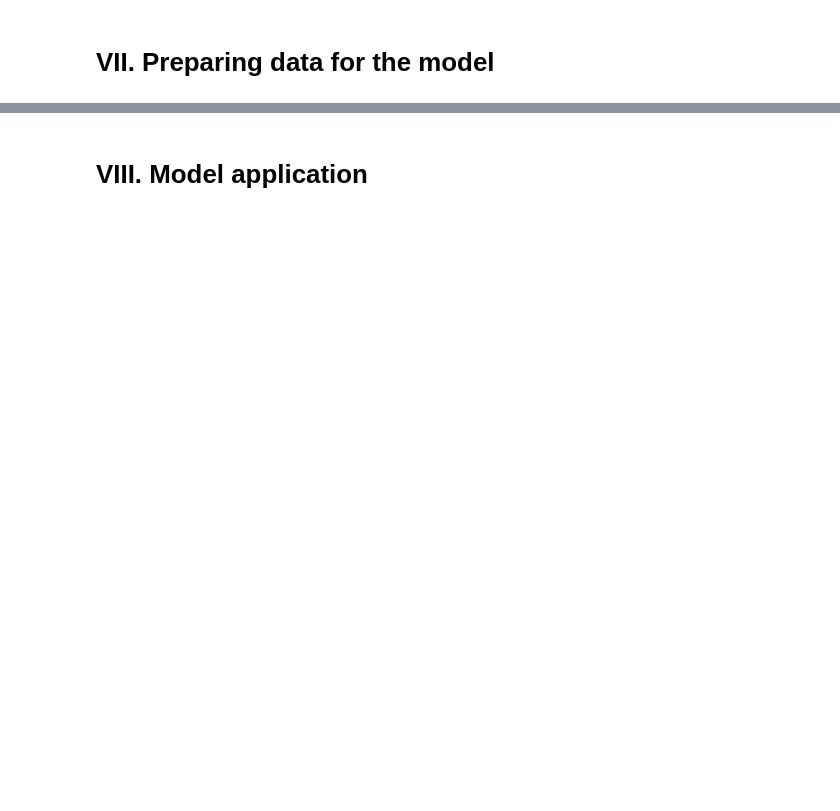
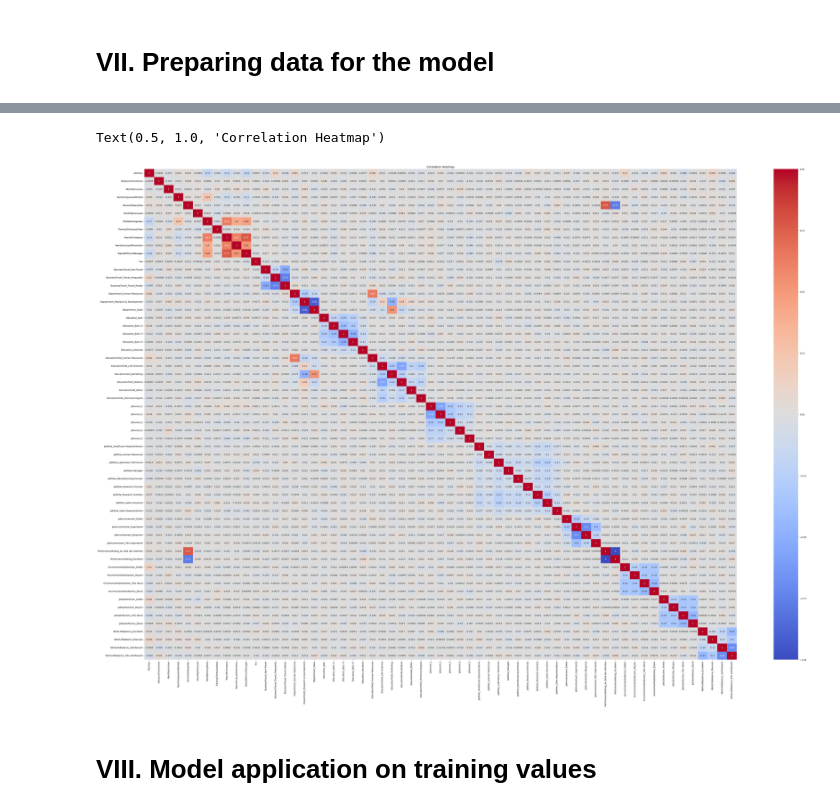
Before and after one commit to CESI-de-Rouen/Human4U, a Jupyter notebook: Data_processing.ipynb, the cells around one changed output, grey strips where cells are left out. Drawn from its saved outputs; the diff is of its cells as text; code cells hidden in the pictures; blank space fills up the shorter version.

```diff
--- a/Data_processing.ipynb
+++ b/Data_processing.ipynb
@@ -133,2 +211,10 @@ global_data_dummy.head()
+# %%
+# Correlation matrix
+plt.figure(figsize=(60, 40))
+sns.heatmap(global_data_dummy.corr(), annot=True, cmap='coolwarm')
+plt.title('Correlation Heatmap')
+# %% [output]
+Text(0.5, 1.0, 'Correlation Heatmap')
+[figure, added]
 # %%
 # Split train data with test data
@@ -139,2 +225,2 @@ X_train, X_test, y_train, y_test = train_test_split(X, y, test_size=0.2, random_
 # %% [markdown]
-# VIII. Model application
+# VIII. Model application on training values
```
Also changed, not shown: parts of 19 cells of this notebook.
